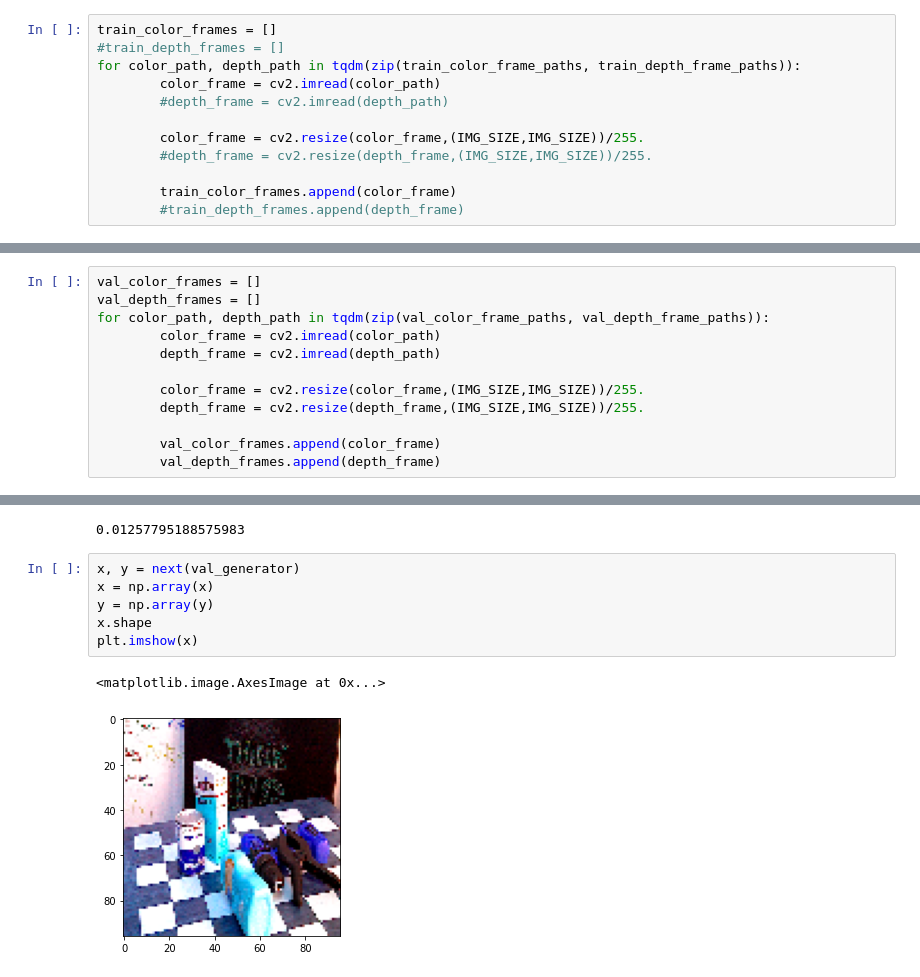
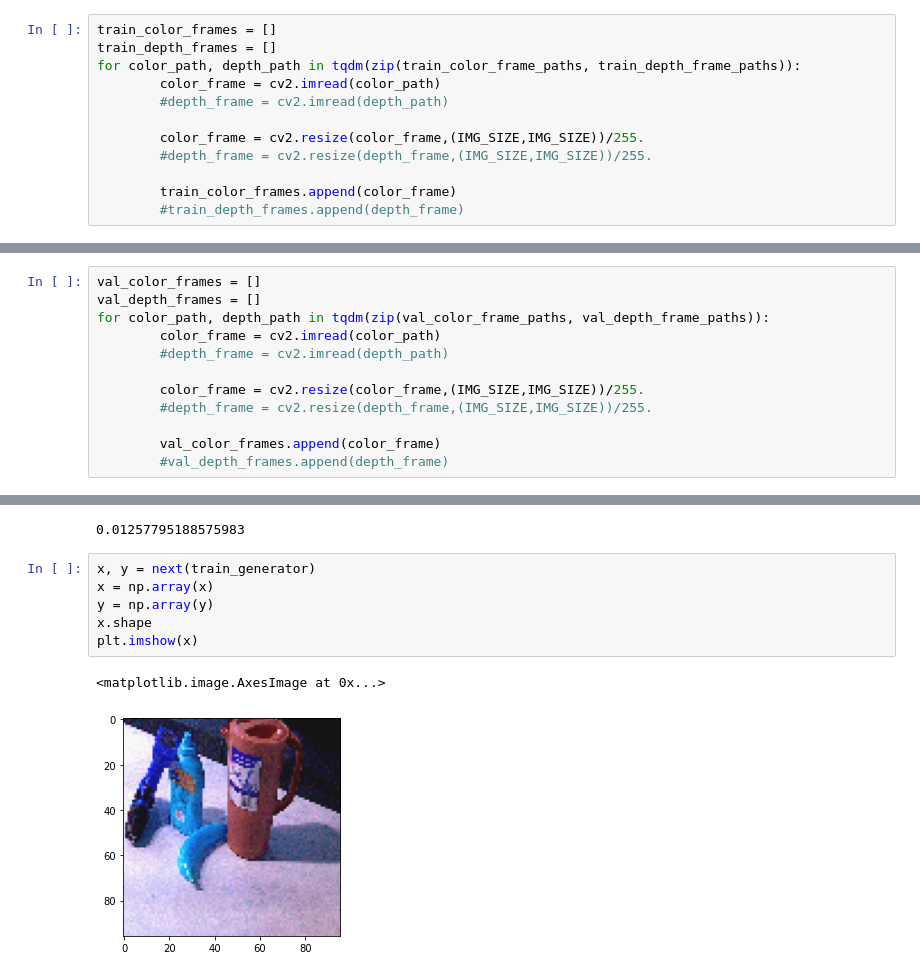
Before and after one commit to Satoszi/Pose-estimation-hourglass, a Jupyter notebook: rgbd_ycb/Untitledfrom_directory_correct_rgbd.ipynb, the cells around one changed output, grey strips where cells are left out. Saved outputs shown, nothing was run; the diff lists cells and outputs as text.

```diff
--- a/rgbd_ycb/Untitledfrom_directory_correct_rgbd.ipynb
+++ b/rgbd_ycb/Untitledfrom_directory_correct_rgbd.ipynb
@@ -146,7 +150,7 @@ len(val_depth_frame_paths)
 3262
 # %%
 train_color_frames = []
-#train_depth_frames = []
+train_depth_frames = []
 for color_path, depth_path in tqdm(zip(train_color_frame_paths, train_depth_frame_paths)):
         color_frame = cv2.imread(color_path)
         #depth_frame = cv2.imread(depth_path)
@@ -166,13 +167,13 @@ val_color_frames = []
 val_depth_frames = []
 for color_path, depth_path in tqdm(zip(val_color_frame_paths, val_depth_frame_paths)):
         color_frame = cv2.imread(color_path)
-        depth_frame = cv2.imread(depth_path)
+        #depth_frame = cv2.imread(depth_path)
 
         color_frame = cv2.resize(color_frame,(IMG_SIZE,IMG_SIZE))/255.
-        depth_frame = cv2.resize(depth_frame,(IMG_SIZE,IMG_SIZE))/255.
+        #depth_frame = cv2.resize(depth_frame,(IMG_SIZE,IMG_SIZE))/255.
 
         val_color_frames.append(color_frame)
-        val_depth_frames.append(depth_frame)
+        #val_depth_frames.append(depth_frame)
 # %%
 mask_cp = np.zeros((7,IMG_SIZE,IMG_SIZE))
 # %%
@@ -477,14 +471,14 @@ model_2.evaluate(tf_val_generator)
 60/60 [==============================] - 4s 60ms/step - loss: 0.0126
 0.01257795188575983
 # %%
-x, y = next(val_generator)
+x, y = next(train_generator)
 x = np.array(x)
 y = np.array(y)
 x.shape
 plt.imshow(x)
 # %% [output]
 <matplotlib.image.AxesImage at 0x...>
-[figure, old version]
+[figure, new version]
 # %%
 a = model_2.predict(np.array([x]))
 a = np.array(a)[0]
```
Also changed, not shown: parts of 24 cells of this notebook, 2 other files.
